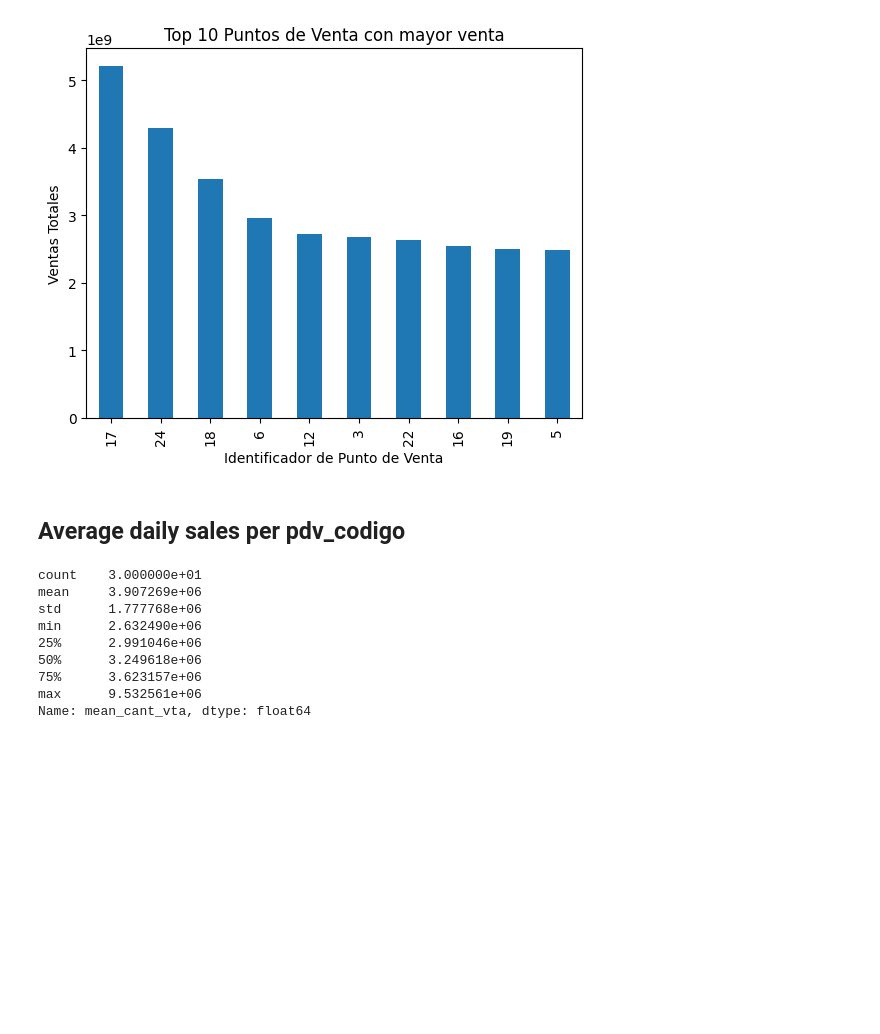
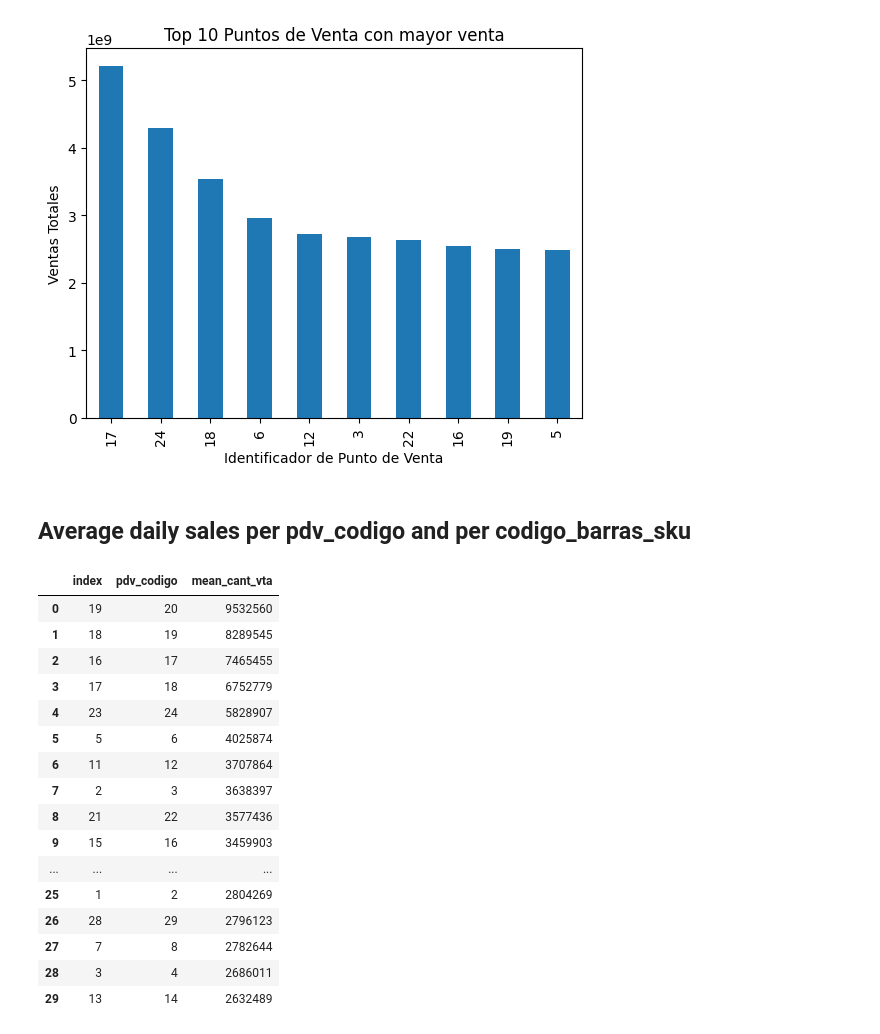
Before and after one commit to SantiagoRomanoOddone/MasterThesis, a Jupyter notebook: features/data_exploration.ipynb, the cells around one changed output. Saved outputs shown, nothing was run; the diff lists cells and outputs as text; code cells hidden in the pictures; blank space fills up the shorter version.

```diff
--- a/features/data_exploration.ipynb
+++ b/features/data_exploration.ipynb
@@ -105,24 +106,30 @@ data.groupby('pdv_codigo')['cant_vta'].sum().nlargest(10).plot(kind='bar', title
 <Axes: title={'center': 'Top 10 Puntos de Venta con mayor venta'}, xlabel='Identificador de Punto de Venta', ylabel='Ventas Totales'>
 [figure]
 # %% [markdown]
-## Average daily sales per pdv_codigo
+## Average daily sales per pdv_codigo and per codigo_barras_sku
 # %%
 grouped_sales = data.groupby(['pdv_codigo', 'fecha_comercial']).agg({
     'cant_vta': 'sum'
 }).reset_index().rename(columns={'cant_vta': 'sum_cant_vta'})
 mean_daily_sales = grouped_sales.groupby('pdv_codigo').agg({
     'sum_cant_vta': 'mean'
-}).round(2).reset_index().rename(columns={'sum_cant_vta': 'mean_cant_vta'})
-mean_daily_sales
-
-mean_daily_sales['mean_cant_vta'].describe()
+}).astype(int).reset_index().rename(columns={'sum_cant_vta': 'mean_cant_vta'})
+mean_daily_sales.sort_values(by='mean_cant_vta', ascending=False).reset_index()
 # %% [output]
-count    3.000000e+01
-mean     3.907269e+06
-std      1.777768e+06
-min      2.632490e+06
-25%      2.991046e+06
-50%      3.249618e+06
-75%      3.623157e+06
-max      9.532561e+06
-Name: mean_cant_vta, dtype: float64
+|  | index | pdv_codigo | mean_cant_vta |
+| 0 | 19 | 20 | 9532560 |
+| 1 | 18 | 19 | 8289545 |
+| 2 | 16 | 17 | 7465455 |
+| 3 | 17 | 18 | 6752779 |
+| 4 | 23 | 24 | 5828907 |
+| 5 | 5 | 6 | 4025874 |
+| 6 | 11 | 12 | 3707864 |
+| 7 | 2 | 3 | 3638397 |
+| 8 | 21 | 22 | 3577436 |
+| 9 | 15 | 16 | 3459903 |
+| ... | ... | ... | ... |
+| 25 | 1 | 2 | 2804269 |
+| 26 | 28 | 29 | 2796123 |
+| 27 | 7 | 8 | 2782644 |
+| 28 | 3 | 4 | 2686011 |
+| 29 | 13 | 14 | 2632489 |
```
Also changed, not shown: parts of 5 cells of this notebook.
